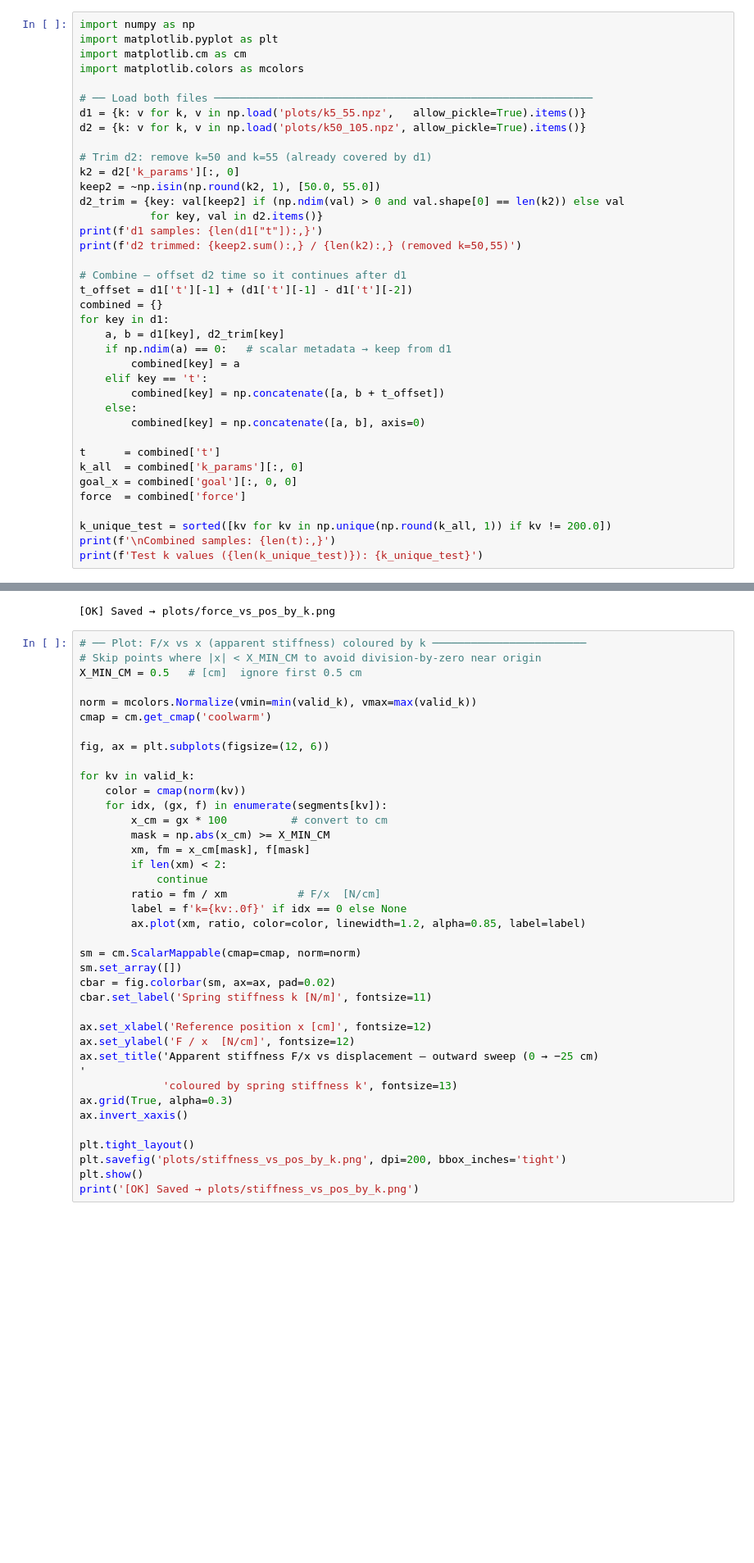
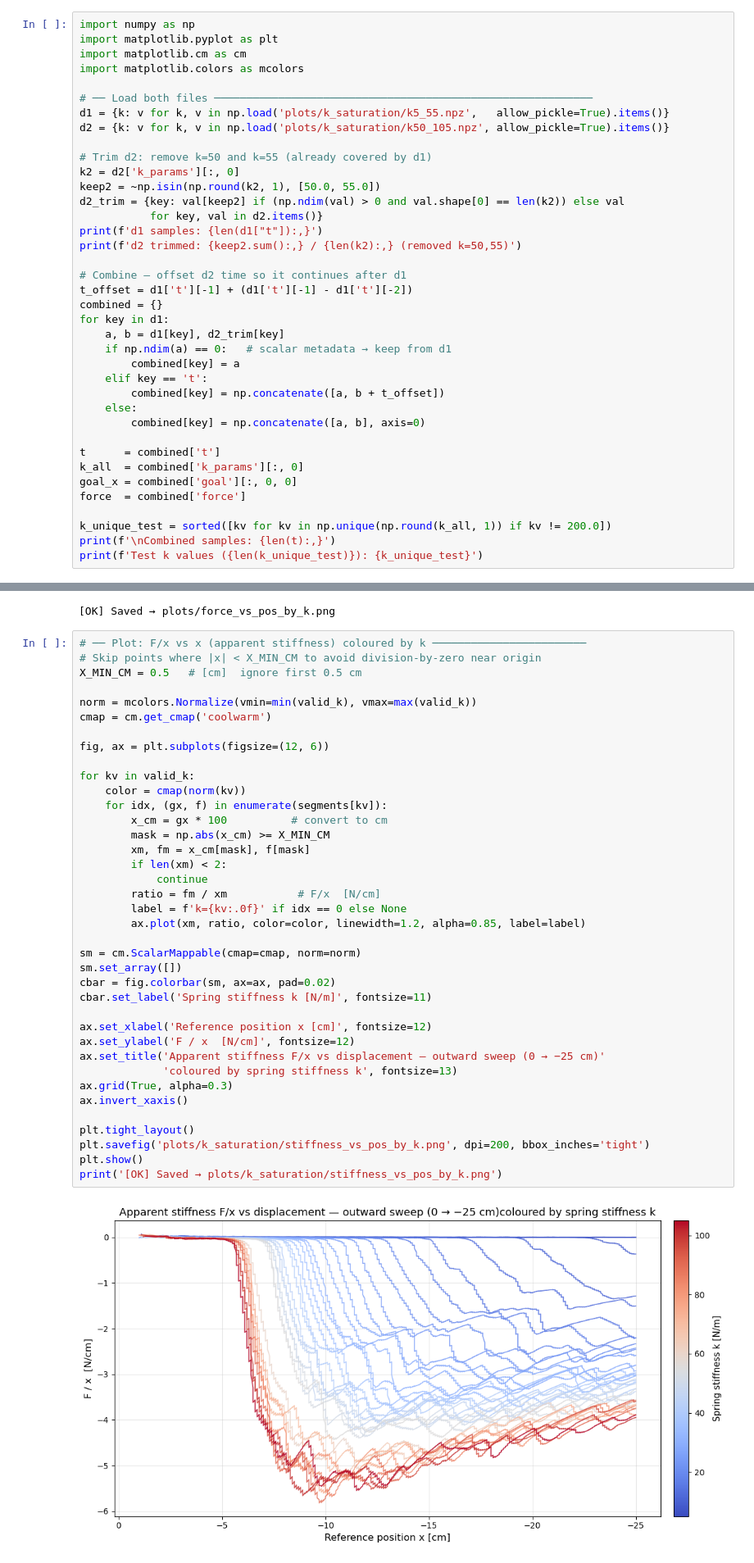
Before and after one commit to CREATE-Lab-EPFL/SoftVMC, a Jupyter notebook: MultiVMC/VMC_graph.ipynb, the cells around one changed output, grey strips where cells are left out. Shown at 82% size. Drawn from its saved outputs; the diff is of its cells as text; blank space fills up the shorter version.

Commit message:
k_saturationn done

```diff
--- a/MultiVMC/VMC_graph.ipynb
+++ b/MultiVMC/VMC_graph.ipynb
@@ -5,8 +5,8 @@ import matplotlib.cm as cm
 import matplotlib.colors as mcolors
 
 # ── Load both files ───────────────────────────────────────────────────────────
-d1 = {k: v for k, v in np.load('plots/k5_55.npz',   allow_pickle=True).items()}
-d2 = {k: v for k, v in np.load('plots/k50_105.npz', allow_pickle=True).items()}
+d1 = {k: v for k, v in np.load('plots/k_saturation/k5_55.npz',   allow_pickle=True).items()}
+d2 = {k: v for k, v in np.load('plots/k_saturation/k50_105.npz', allow_pickle=True).items()}
 
 # Trim d2: remove k=50 and k=55 (already covered by d1)
 k2 = d2['k_params'][:, 0]
@@ -141,34 +141,35 @@ X_MIN_CM = 0.5   # [cm]  ignore first 0.5 cm
 norm = mcolors.Normalize(vmin=min(valid_k), vmax=max(valid_k))
 cmap = cm.get_cmap('coolwarm')
 
 fig, ax = plt.subplots(figsize=(12, 6))
 
 for kv in valid_k:
     color = cmap(norm(kv))
     for idx, (gx, f) in enumerate(segments[kv]):
         x_cm = gx * 100          # convert to cm
         mask = np.abs(x_cm) >= X_MIN_CM
         xm, fm = x_cm[mask], f[mask]
         if len(xm) < 2:
             continue
         ratio = fm / xm           # F/x  [N/cm]
         label = f'k={kv:.0f}' if idx == 0 else None
         ax.plot(xm, ratio, color=color, linewidth=1.2, alpha=0.85, label=label)
 
 sm = cm.ScalarMappable(cmap=cmap, norm=norm)
 sm.set_array([])
 cbar = fig.colorbar(sm, ax=ax, pad=0.02)
 cbar.set_label('Spring stiffness k [N/m]', fontsize=11)
 
 ax.set_xlabel('Reference position x [cm]', fontsize=12)
 ax.set_ylabel('F / x  [N/cm]', fontsize=12)
-ax.set_title('Apparent stiffness F/x vs displacement — outward sweep (0 → −25 cm)
-'
+ax.set_title('Apparent stiffness F/x vs displacement — outward sweep (0 → −25 cm)'
              'coloured by spring stiffness k', fontsize=13)
 ax.grid(True, alpha=0.3)
 ax.invert_xaxis()
 
 plt.tight_layout()
-plt.savefig('plots/stiffness_vs_pos_by_k.png', dpi=200, bbox_inches='tight')
+plt.savefig('plots/k_saturation/stiffness_vs_pos_by_k.png', dpi=200, bbox_inches='tight')
 plt.show()
-print('[OK] Saved → plots/stiffness_vs_pos_by_k.png')
+print('[OK] Saved → plots/k_saturation/stiffness_vs_pos_by_k.png')
+# %% [output]
+[figure, added]
```
Also changed, not shown: parts of 1 cell of this notebook, 8 other files.
